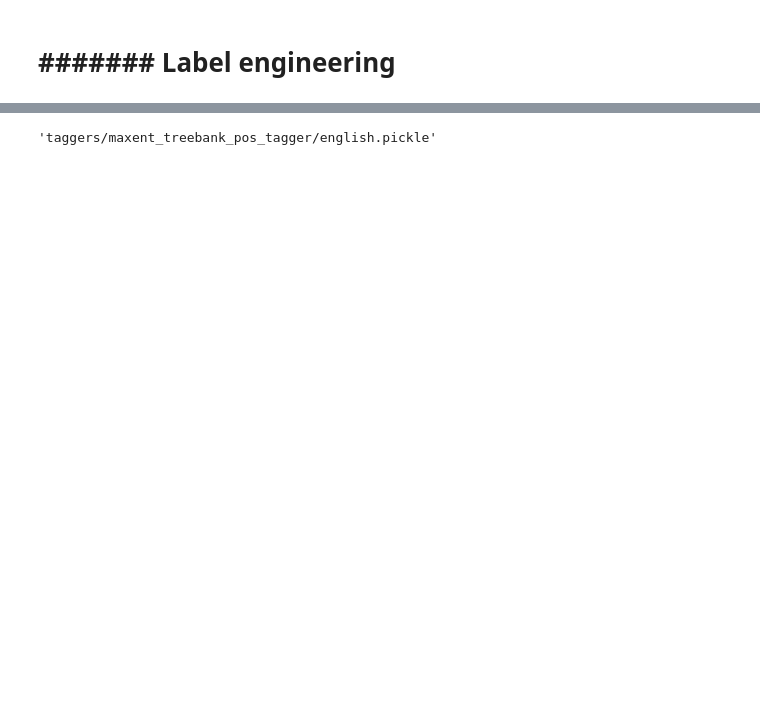
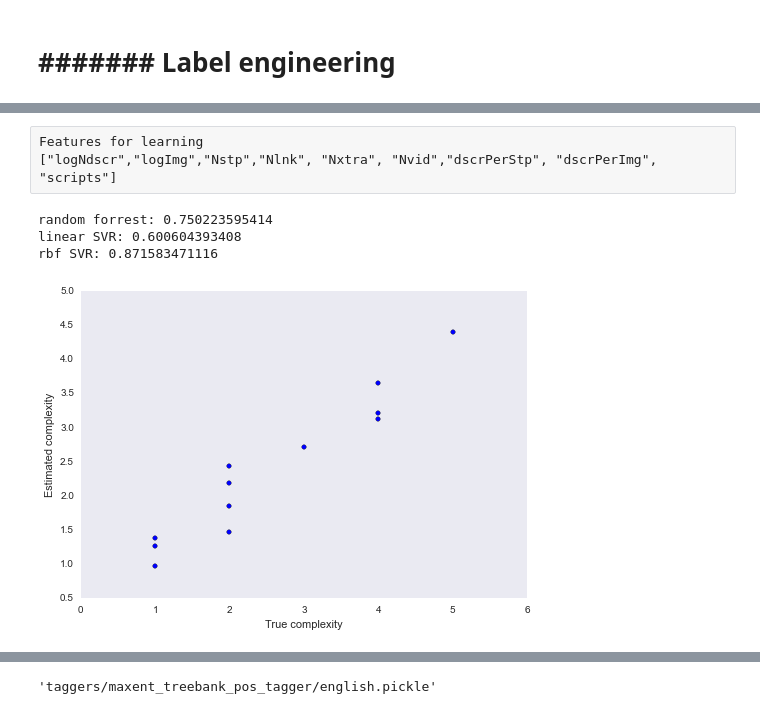
Before and after one commit to MkSavvy/MakeMyDay_Insight_Project, a Jupyter notebook: url_engineering.ipynb, the cells around one changed output, grey strips where cells are left out. Cells and saved outputs as stored; diff of their text form; code cells hidden in the pictures; blank space fills up the shorter version.

Commit message:
notebook has all elements of analysis, except Exp.Data.Anal

```diff
--- a/url_engineering.ipynb
+++ b/url_engineering.ipynb
@@ -316,3 +232,3 @@ random.sample(range(len(df)), 300)
 # %%
-row = 20043
-print df.loc[row].projectID
+#row = 20043
+print df.loc[row].complex
@@ -341,5 +243,0 @@ X_train, X_test, Y_train, Y_test = train_test_split(data, label, test_size = 0.3
-# %%
-linmodel = SVR(kernel='linear')
-linSVR = model.fit(X_train,Y_train)
-rbfmodel = SVR(kernel='rbf')
-rbfSVR = model.fit(X_train,Y_train)
@@ -379,13 +308,16 @@ dataDF = df.copy()
+# %% [raw]
+Features for learning
+["logNdscr","logImg","Nstp","Nlnk", "Nxtra", "Nvid","dscrPerStp", "dscrPerImg", "scripts"]
 # %%
 #make vector of features
-dataRaw = dataDF.loc[dataDF["complex"] > 0, ["logNdscr","logImg","Nstp","Nlnk", "Nstp", "Nvid","dscrPerStp", "scripts", "dscrPerImg"]]
-dataRaw.fillna(value=0, inplace = True)
+dataRaw = df.loc[df["complex"] > 0, ["logNdscr","logImg","Nstp","Nlnk", "Nxtra", "Nvid","dscrPerStp", "dscrPerImg", "scripts"]]
+#dataRaw.fillna(value=0, inplace = True)
 
-label = dataDF.loc[dataDF["complex"] > 0, "complex"]
+label = df.loc[df["complex"] > 0, "complex"]
 data = scale(dataRaw)
+data.shape
 # %%
-
-X_train, X_test, Y_train, Y_test = train_test_split(data, label, test_size = 0.3)
+X_train, X_test, Y_train, Y_test = train_test_split(data, label, test_size = 0.25)
 # %%
 linmodel = SVR(kernel='linear')
 linSVR = linmodel.fit(X_train,Y_train)
@@ -394 +332,16 @@ rbfSVR = rbfmodel.fit(X_train,Y_train)
+# %%
+print "random forrest: " + str(randForrest.score(X_test,Y_test))
+print "linear SVR: " + str(linSVR.score(X_test,Y_test))
+print "rbf SVR: " +  str(rbfSVR.score(X_test,Y_test))
+# %% [output]
+random forrest: 0.750223595414
+linear SVR: 0.600604393408
+rbf SVR: 0.871583471116
+# %%
+plt.scatter(Y_test,y_predrbf)
+plt.xlabel("True complexity")
+plt.ylabel("Estimated complexity")
+plt.grid(b=False)
+# %% [output]
+[figure, added]
 # %%
```
Also changed, not shown: parts of 88 cells of this notebook, 1 other file.
